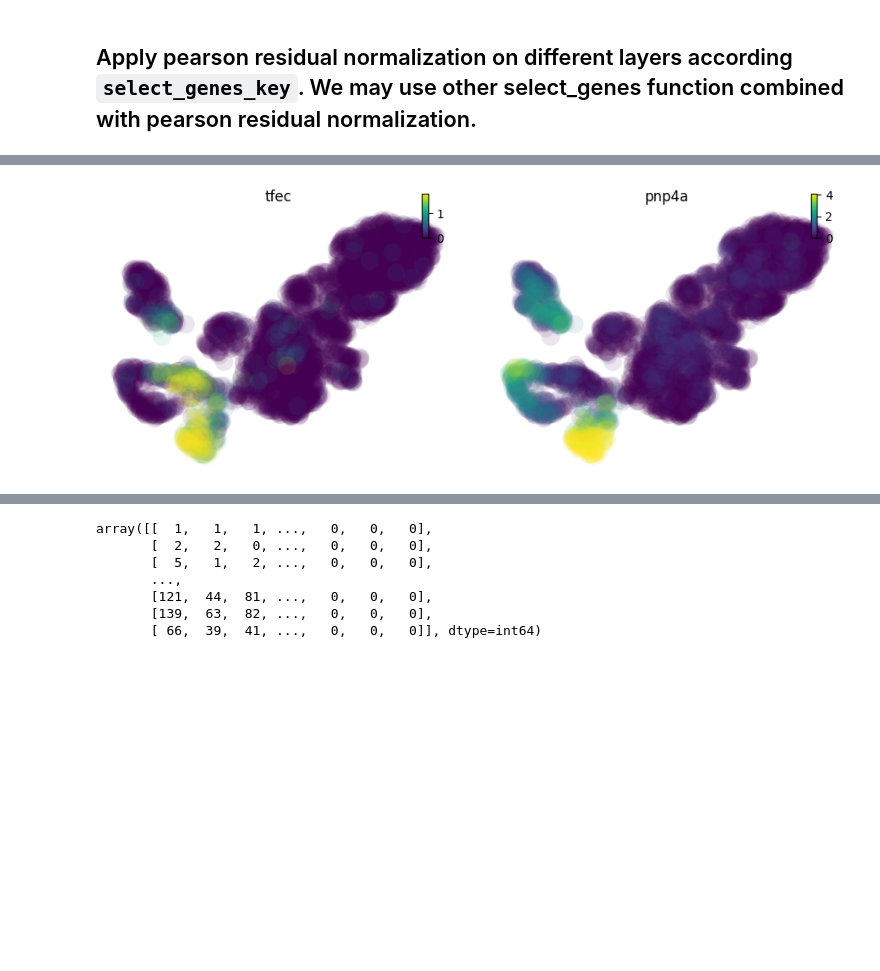
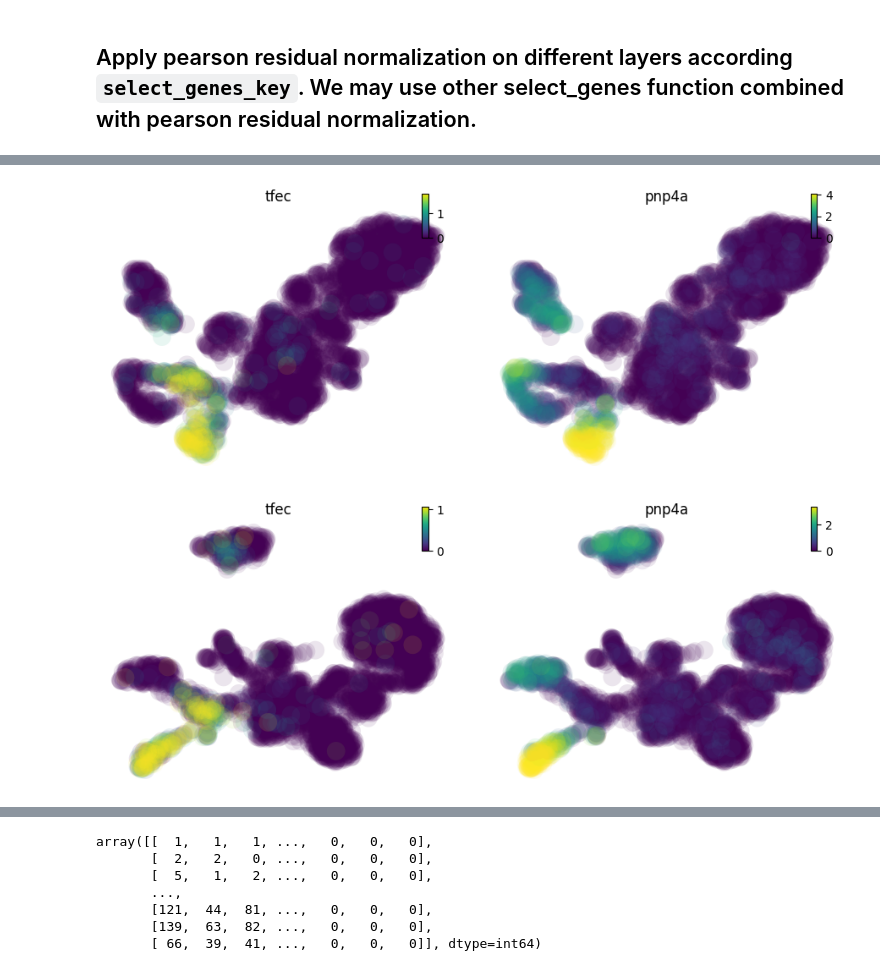
Before and after one commit to aristoteleo/dynamo-notebooks, a Jupyter notebook: normalization/preprocessor-monocle-visualization-zebrafish.ipynb, the cells around one changed output, grey strips where cells are left out. Drawn from its saved outputs; the diff is of its cells as text; code cells hidden in the pictures; blank space fills up the shorter version.

```diff
--- a/normalization/preprocessor-monocle-visualization-zebrafish.ipynb
+++ b/normalization/preprocessor-monocle-visualization-zebrafish.ipynb
@@ -141,6 +189,8 @@ layer: X  basis: umap
 # %%
 dyn.pl.umap(adata, color=['tfec', 'pnp4a'])
+dyn.pl.umap(monocle_adata, color=['tfec', 'pnp4a'])
 # %% [output]
 [figure]
+[figure, added]
 # %%
 dyn.pl.phase_portraits(adata, genes=['tfec', 'pnp4a'],  figsize=(6, 4), color='Cell_type')
```
Also changed, not shown: parts of 13 cells of this notebook.
